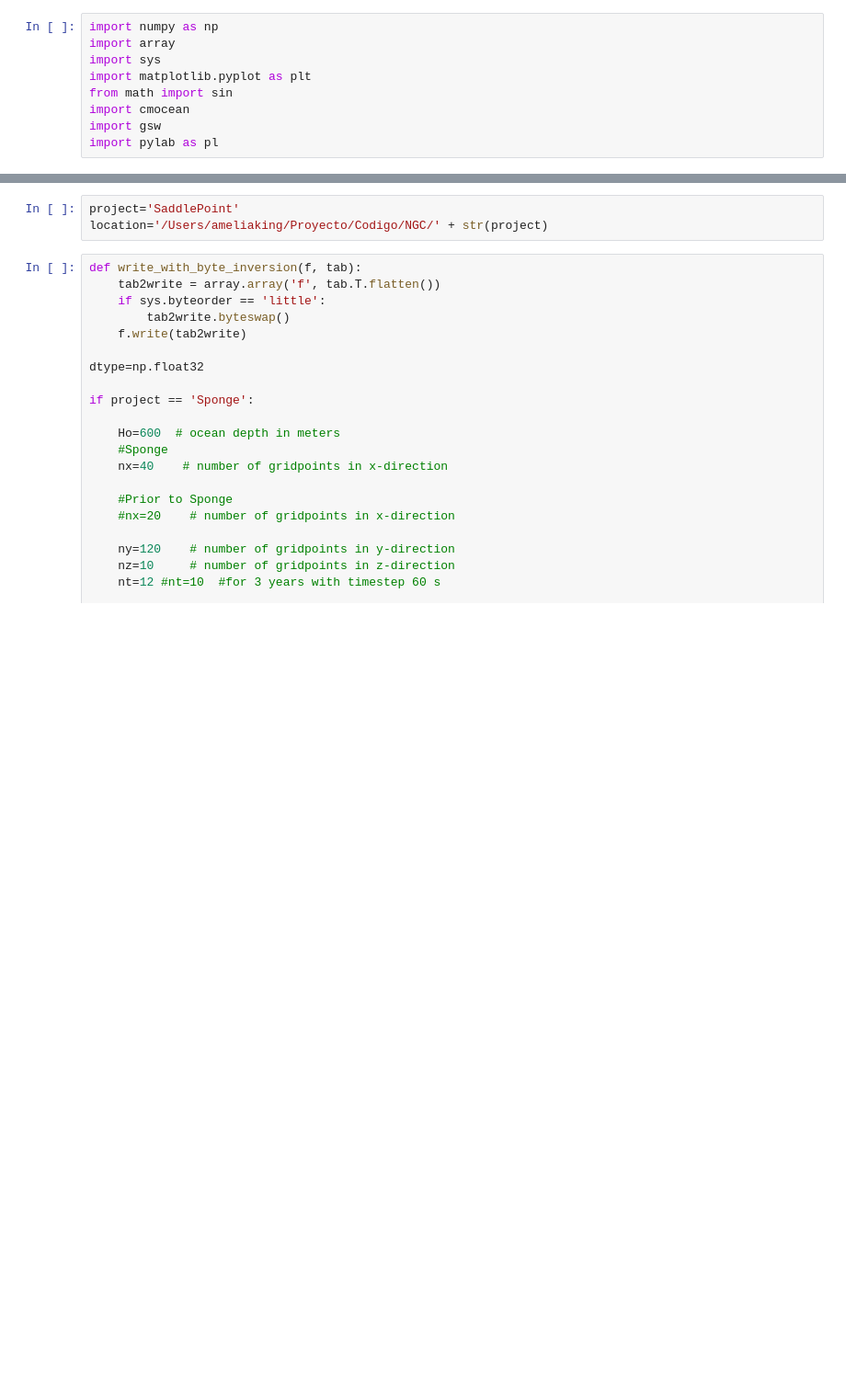
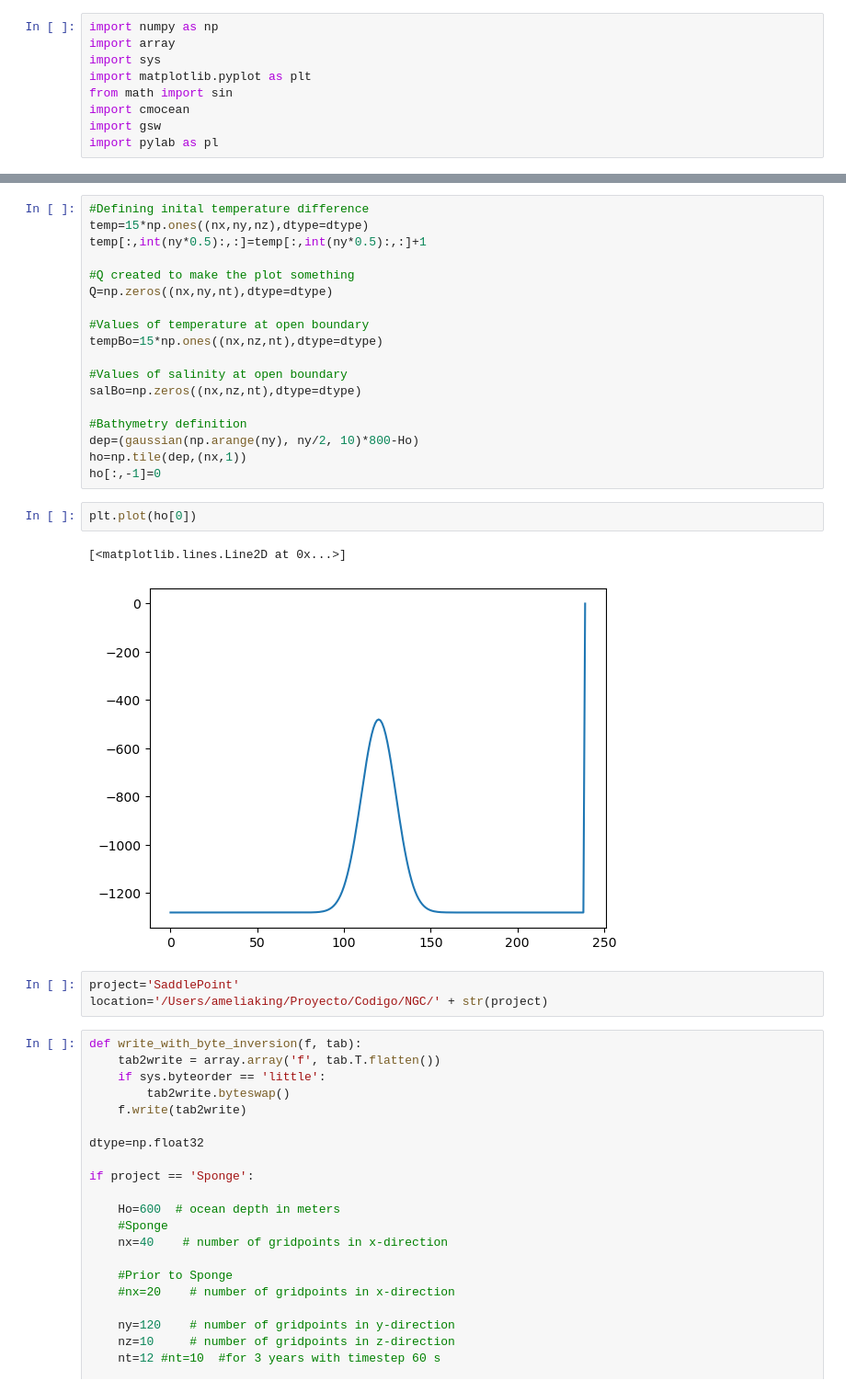
Before and after one commit to kaftkatt/IntercambioNGC, a Jupyter notebook: Scripts/GenerateData.ipynb, the cells around one changed output, grey strips where cells are left out. Shown at 92% size. Cells and saved outputs as stored; diff of their text form; blank space fills up the shorter version.

```diff
--- a/Scripts/GenerateData.ipynb
+++ b/Scripts/GenerateData.ipynb
@@ -10,3 +37,26 @@ import pylab as pl
+# %%
+#Defining inital temperature difference
+temp=15*np.ones((nx,ny,nz),dtype=dtype)
+temp[:,int(ny*0.5):,:]=temp[:,int(ny*0.5):,:]+1
+
+#Q created to make the plot something
+Q=np.zeros((nx,ny,nt),dtype=dtype)
+
+#Values of temperature at open boundary
+tempBo=15*np.ones((nx,nz,nt),dtype=dtype)
+
+#Values of salinity at open boundary
+salBo=np.zeros((nx,nz,nt),dtype=dtype)
+
+#Bathymetry definition
+dep=(gaussian(np.arange(ny), ny/2, 10)*800-Ho)
+ho=np.tile(dep,(nx,1))
+ho[:,-1]=0
+# %%
+plt.plot(ho[0])
+# %% [output]
+[<matplotlib.lines.Line2D at 0x...>]
+[figure, added]
 # %%
 project='SaddlePoint'
 location='/Users/ameliaking/Proyecto/Codigo/NGC/' + str(project)
```
Also changed, not shown: parts of 4 cells of this notebook, 44 other files.
